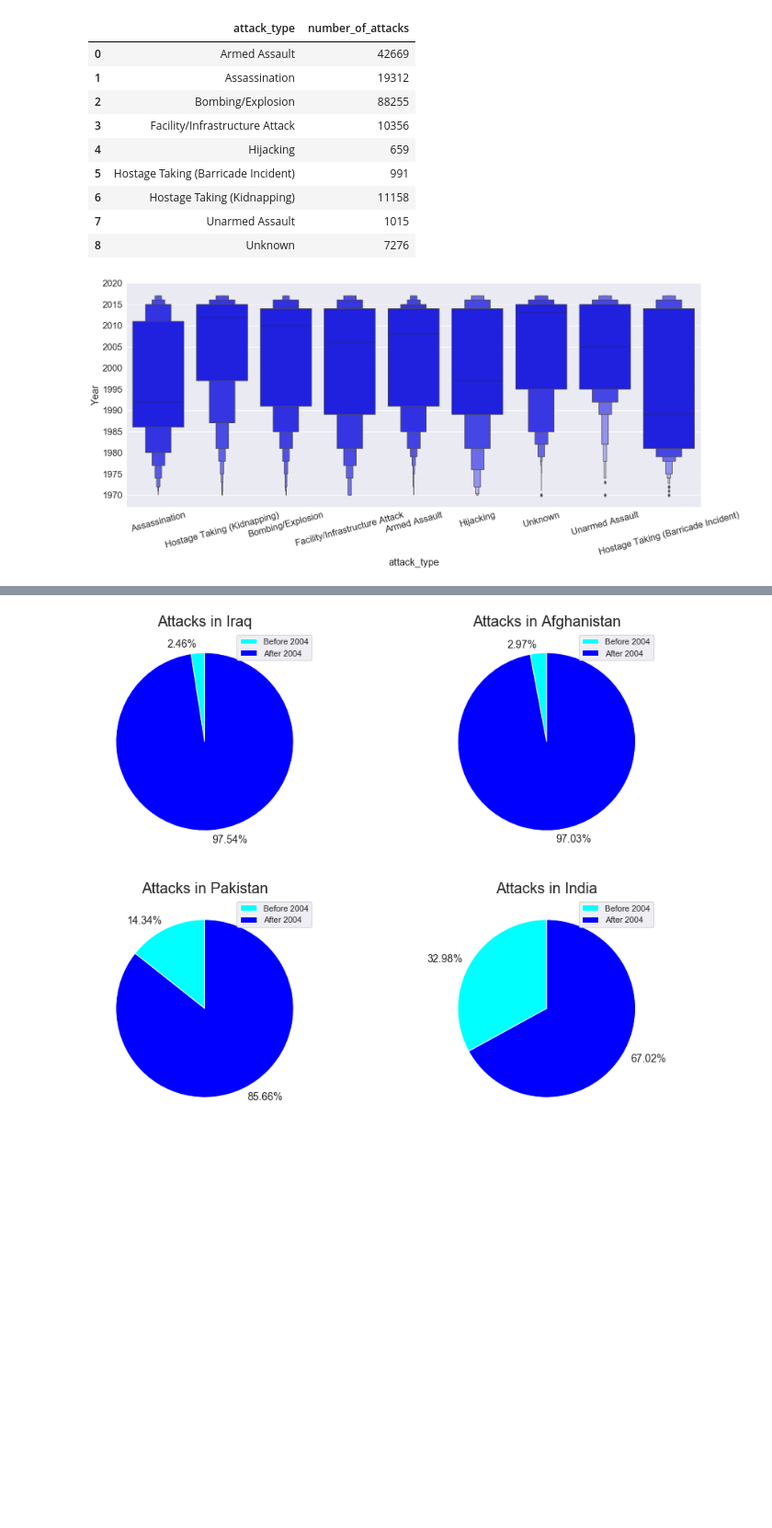
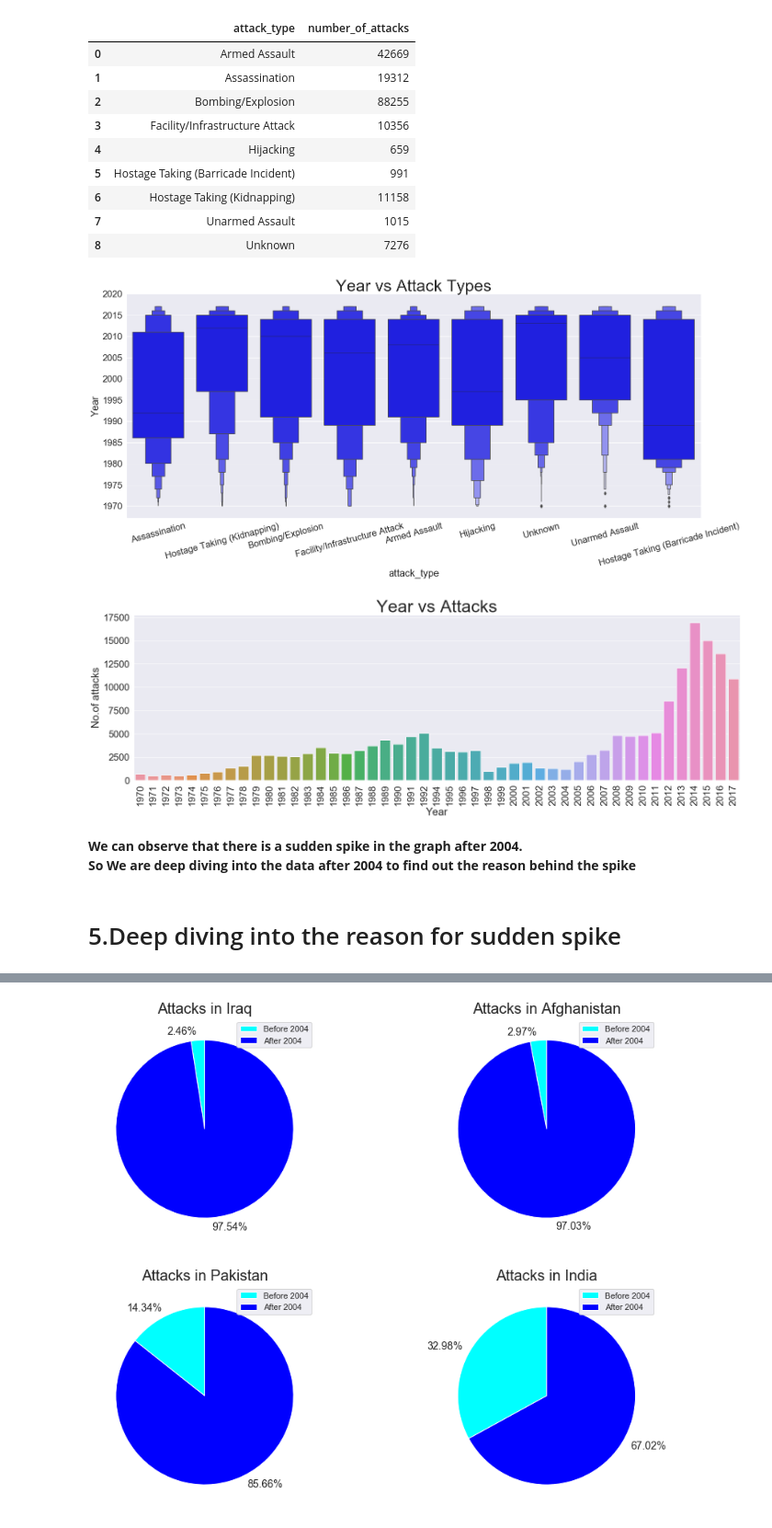
Before and after one commit to bhanuprakash-7/Global_Terrorsim_EDA, a Jupyter notebook: GlobalTerrorismEDA.ipynb, the cells around one changed output, grey strips where cells are left out. Shown at 92% size. Drawn from its saved outputs; the diff is of its cells as text; code cells hidden in the pictures; blank space fills up the shorter version.

```diff
--- a/GlobalTerrorismEDA.ipynb
+++ b/GlobalTerrorismEDA.ipynb
@@ -257,11 +229,29 @@ attacks_count
 | 7 | Unarmed Assault | 1015 |
 | 8 | Unknown | 7276 |
 # %%
+#visualizing the attack types that are more often with respect the period of time
 sns.set(font_scale = 2)
 plt.figure(figsize=(25, 10))
 temp = sns.boxenplot(x="attack_type", y="Year",color="blue", data=df)
 temp.set_yticks(range(1970,2021,5))
+plt.title('Year vs Attack Types',fontsize=40)
 plt.xticks(rotation=15)
 plt.show()
 # %% [output]
-[figure, old version]
+[figure, new version]
+# %%
+#Plotting the years and no.of attacks in that year
+sns.set(font_scale = 2)
+plt.figure(figsize=(25, 7))
+temp = df.groupby('Year')['event_id'].count().reset_index()
+temp.rename(columns = {'event_id':'No.of attacks'},inplace=True)
+sns.barplot(x='Year',y='No.of attacks',data = temp)
+plt.title('Year vs Attacks',fontsize=40)
+plt.xticks(rotation=90)
+plt.show()
+# %% [output]
+[figure, added]
+# %% [markdown]
+<b>We can observe that there is a sudden spike in the graph after 2004.<br>So We are deep diving into the data after 2004 to find out the reason behind the spike</b>
+# %% [markdown]
+# 5.Deep diving into the reason for sudden spike
```
Also changed, not shown: parts of 59 cells of this notebook.
